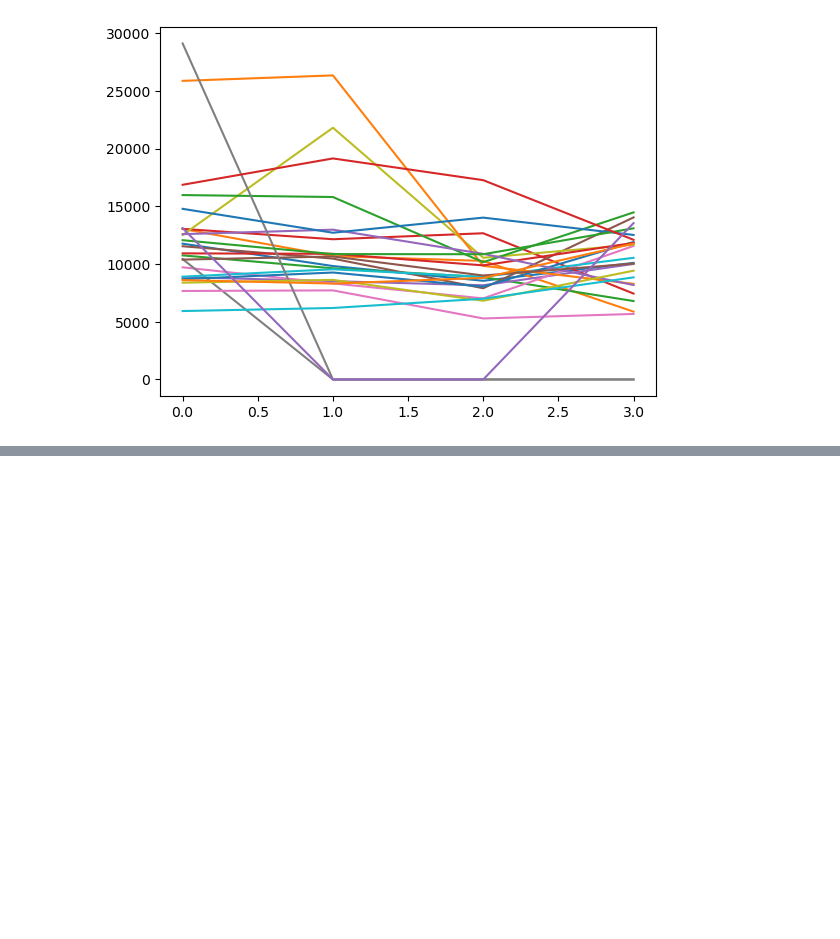
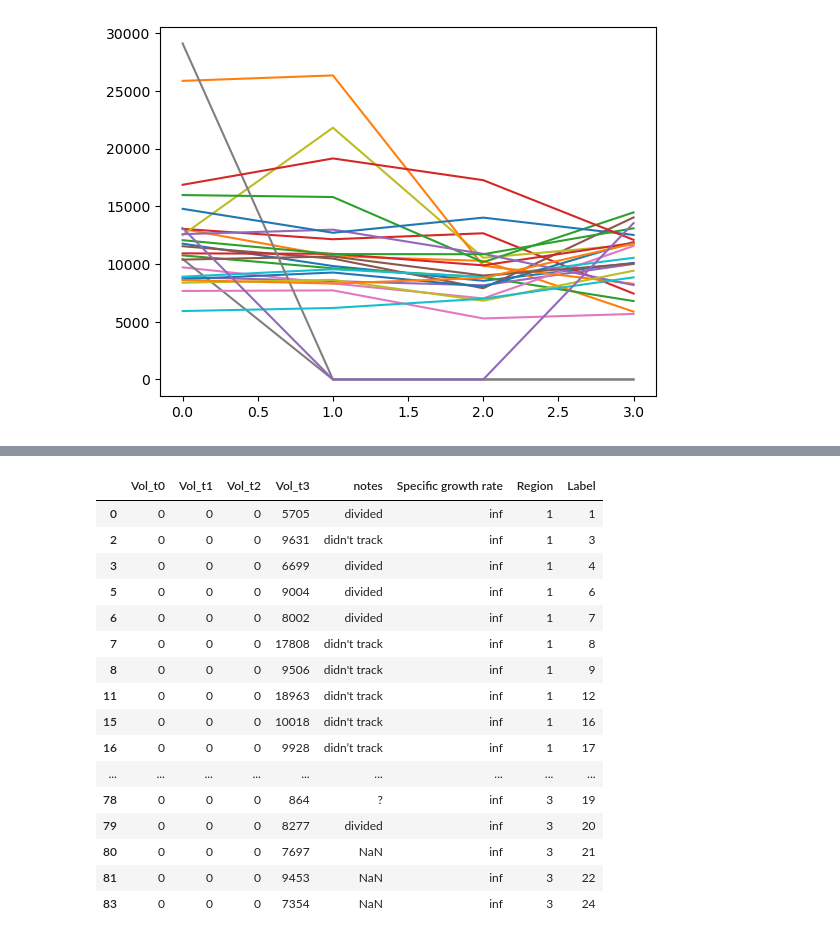
Before and after one commit to AFISH108/mouse_skin_size_control, a Jupyter notebook: aliya_2023/analyze_ablation_pilot_071723.ipynb, the cells around one changed output, grey strips where cells are left out. Saved outputs shown, nothing was run; the diff lists cells and outputs as text; code cells hidden in the pictures; blank space fills up the shorter version.

```diff
--- a/aliya_2023/analyze_ablation_pilot_071723.ipynb
+++ b/aliya_2023/analyze_ablation_pilot_071723.ipynb
@@ -315,0 +576,2 @@ for i in range(1,4):
+# %%
+big= everythingcr[everythingcr['Specific growth rate']>1]
@@ -315,0 +600,20 @@ for i in range(1,4):
+# %%
+big
+# %% [output]
+|  | Vol_t0 | Vol_t1 | Vol_t2 | Vol_t3 | notes | Specific growth rate | Region | Label |
+| 0 | 0 | 0 | 0 | 5705 | divided | inf | 1 | 1 |
+| 2 | 0 | 0 | 0 | 9631 | didn't track | inf | 1 | 3 |
+| 3 | 0 | 0 | 0 | 6699 | divided | inf | 1 | 4 |
+| 5 | 0 | 0 | 0 | 9004 | divided | inf | 1 | 6 |
+| 6 | 0 | 0 | 0 | 8002 | divided | inf | 1 | 7 |
+| 7 | 0 | 0 | 0 | 17808 | didn't track | inf | 1 | 8 |
+| 8 | 0 | 0 | 0 | 9506 | didn't track | inf | 1 | 9 |
+| 11 | 0 | 0 | 0 | 18963 | didn't track | inf | 1 | 12 |
+| 15 | 0 | 0 | 0 | 10018 | didn't track | inf | 1 | 16 |
+| 16 | 0 | 0 | 0 | 9928 | didn’t track | inf | 1 | 17 |
+| ... | ... | ... | ... | ... | ... | ... | ... | ... |
+| 78 | 0 | 0 | 0 | 864 | ? | inf | 3 | 19 |
+| 79 | 0 | 0 | 0 | 8277 | divided | inf | 3 | 20 |
+| 80 | 0 | 0 | 0 | 7697 | NaN | inf | 3 | 21 |
+| 81 | 0 | 0 | 0 | 9453 | NaN | inf | 3 | 22 |
+| 83 | 0 | 0 | 0 | 7354 | NaN | inf | 3 | 24 |
```
Also changed, not shown: parts of 16 cells of this notebook, 8 other files.
